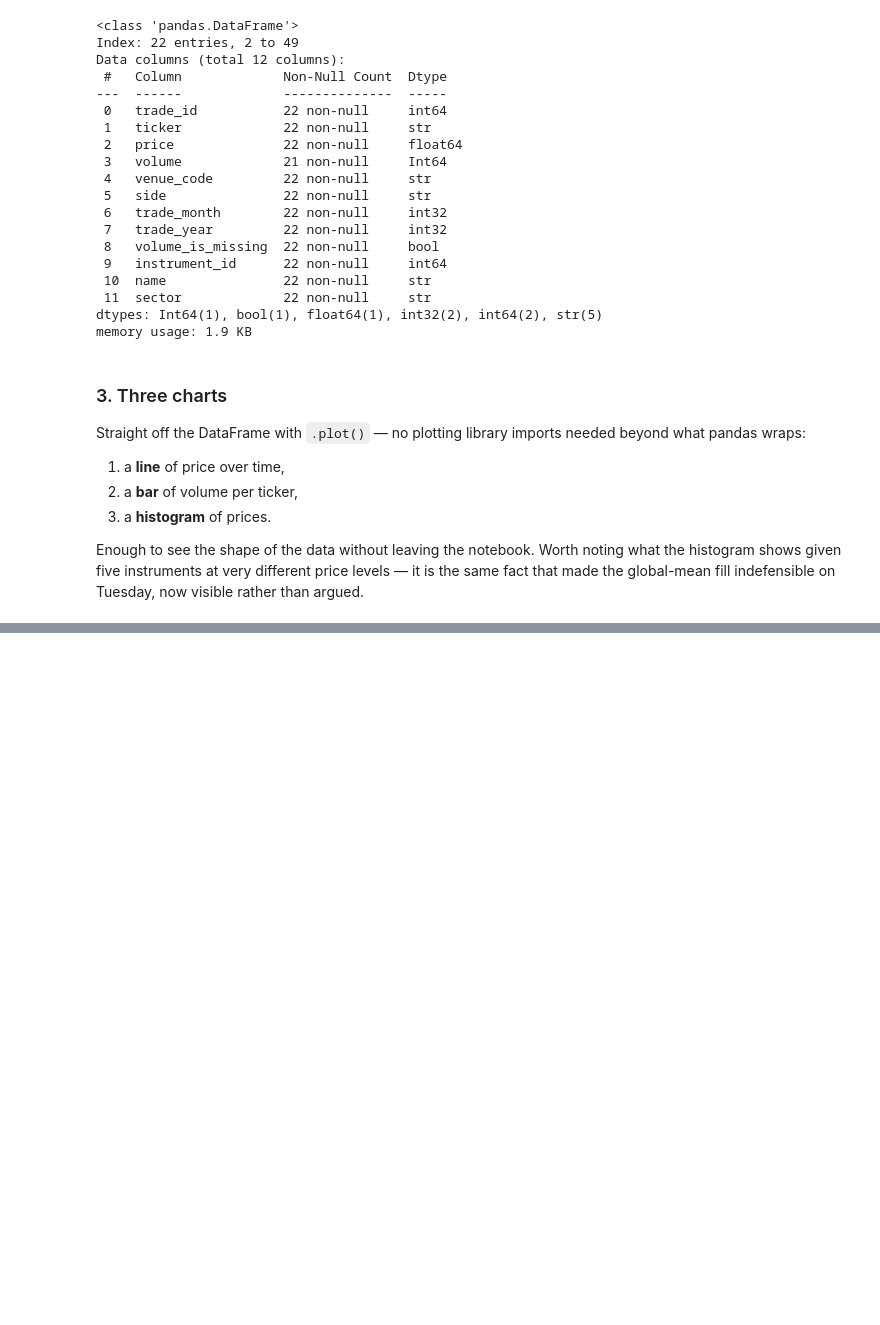
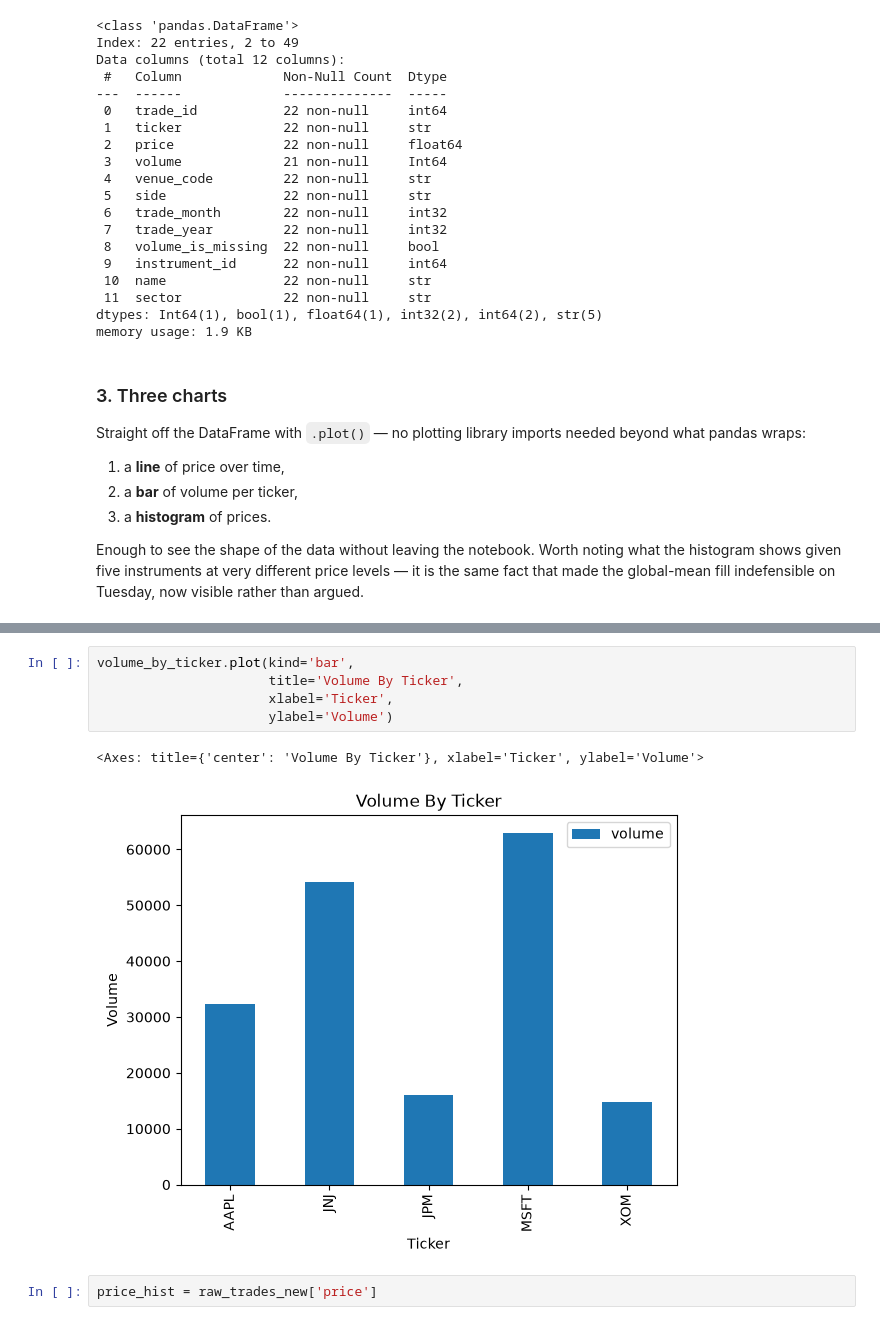
Before and after one commit to mryiadom/gcp-de-portfolio, a Jupyter notebook: notebooks/01_cleaning.ipynb, the cells around one changed output, grey strips where cells are left out. Cells and saved outputs as stored; diff of their text form; blank space fills up the shorter version.

```diff
--- a/notebooks/01_cleaning.ipynb
+++ b/notebooks/01_cleaning.ipynb
@@ -644,0 +693,10 @@ Enough to see the shape of the data without leaving the notebook. Worth noting w
+# %%
+volume_by_ticker.plot(kind='bar',
+                      title='Volume By Ticker',
+                      xlabel='Ticker',
+                      ylabel='Volume')
+# %% [output]
+<Axes: title={'center': 'Volume By Ticker'}, xlabel='Ticker', ylabel='Volume'>
+[figure, added]
+# %%
+price_hist = raw_trades_new['price']
```
Also changed, not shown: parts of 9 cells of this notebook, 1 other file.
